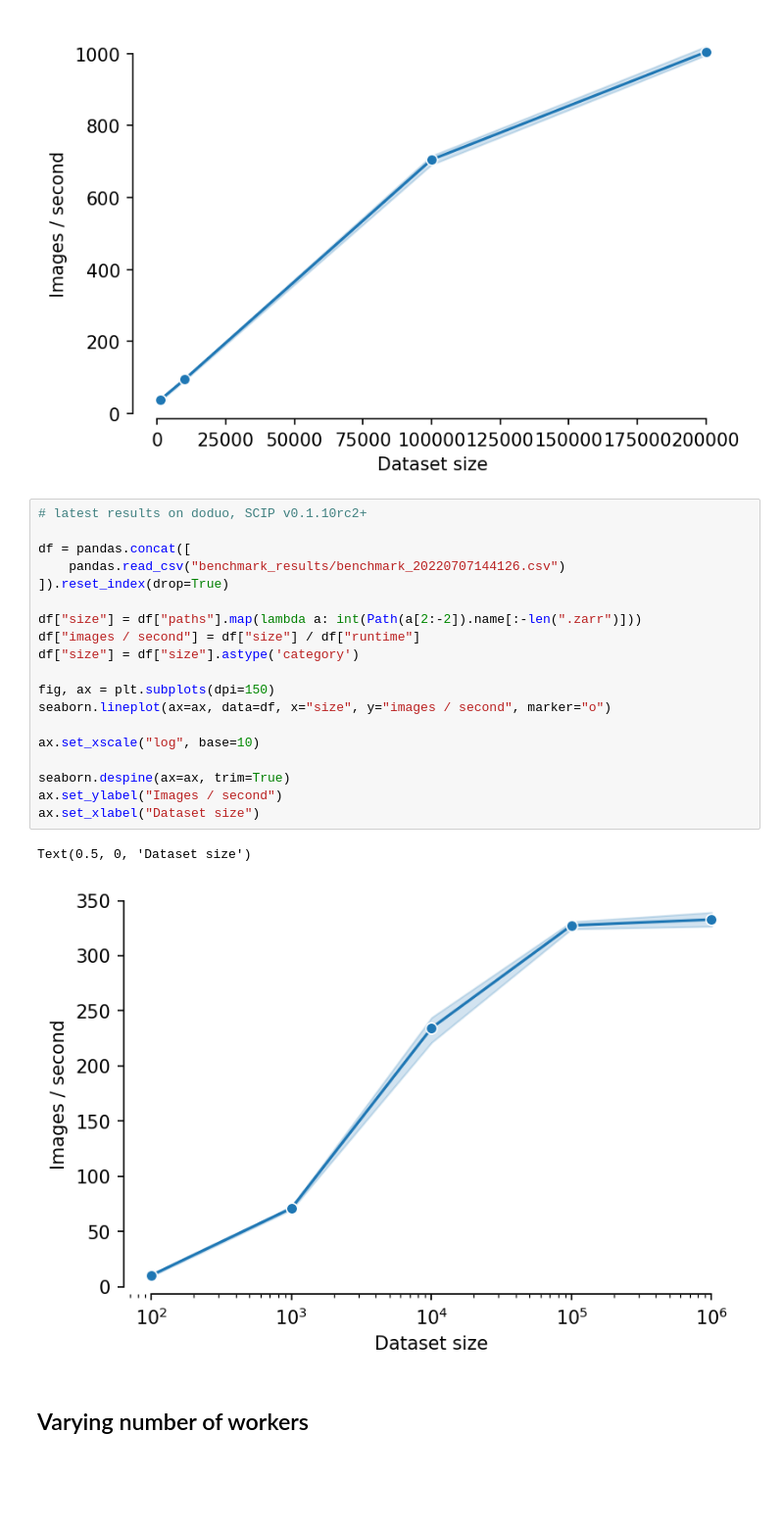
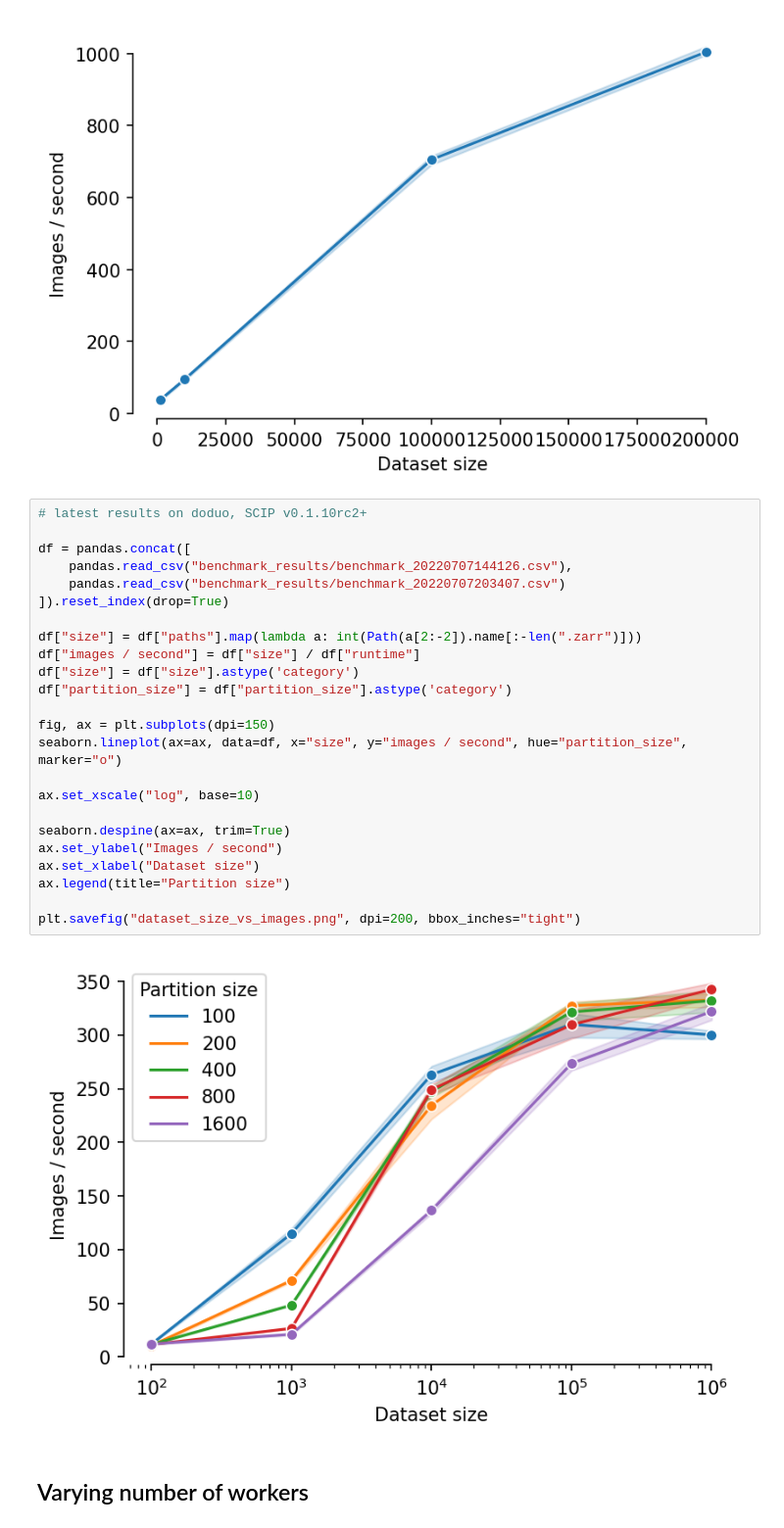
Before and after one commit to ScalableCytometryImageProcessing/benchmark, a Jupyter notebook: benchmark_results.ipynb, the cells around one changed output. Shown: that part at 98% size. Saved outputs shown, nothing was run; the diff lists cells and outputs as text; blank space fills up the shorter version.

```diff
--- a/benchmark_results.ipynb
+++ b/benchmark_results.ipynb
@@ -94,25 +94,29 @@ plt.savefig("runtime.png")
 # %%
 # latest results on doduo, SCIP v0.1.10rc2+
 
 df = pandas.concat([
-    pandas.read_csv("benchmark_results/benchmark_20220707144126.csv")
+    pandas.read_csv("benchmark_results/benchmark_20220707144126.csv"),
+    pandas.read_csv("benchmark_results/benchmark_20220707203407.csv")
 ]).reset_index(drop=True)
 
 df["size"] = df["paths"].map(lambda a: int(Path(a[2:-2]).name[:-len(".zarr")]))
 df["images / second"] = df["size"] / df["runtime"]
 df["size"] = df["size"].astype('category')
+df["partition_size"] = df["partition_size"].astype('category')
 
 fig, ax = plt.subplots(dpi=150)
-seaborn.lineplot(ax=ax, data=df, x="size", y="images / second", marker="o")
+seaborn.lineplot(ax=ax, data=df, x="size", y="images / second", hue="partition_size", marker="o")
 
 ax.set_xscale("log", base=10)
 
 seaborn.despine(ax=ax, trim=True)
 ax.set_ylabel("Images / second")
 ax.set_xlabel("Dataset size")
+ax.legend(title="Partition size")
+
+plt.savefig("dataset_size_vs_images.png", dpi=200, bbox_inches="tight")
 # %% [output]
-Text(0.5, 0, 'Dataset size')
-[figure, old version]
+[figure, new version]
 # %% [markdown]
 ## Varying number of workers
 # %%
```
Also changed, not shown: parts of 1 cell of this notebook.
